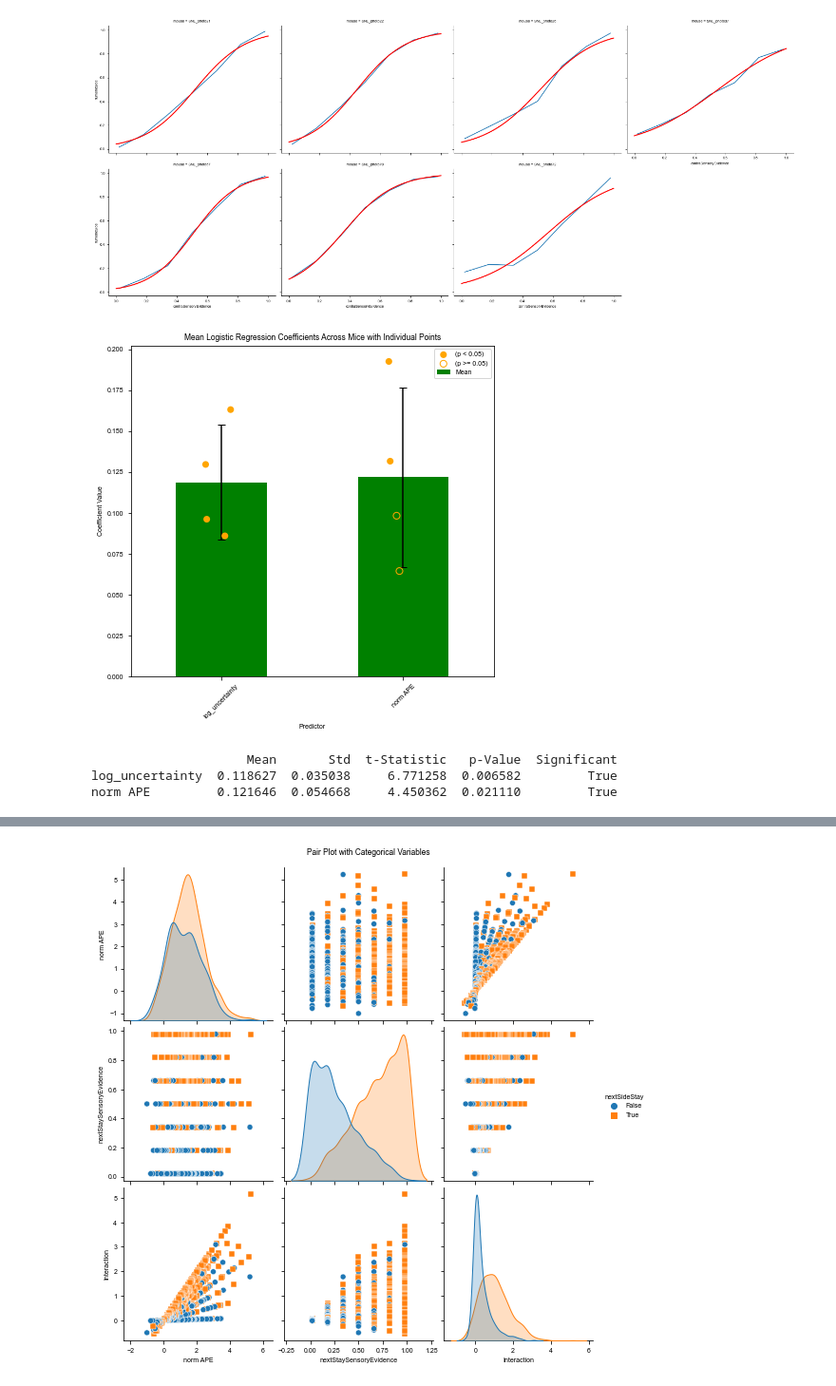
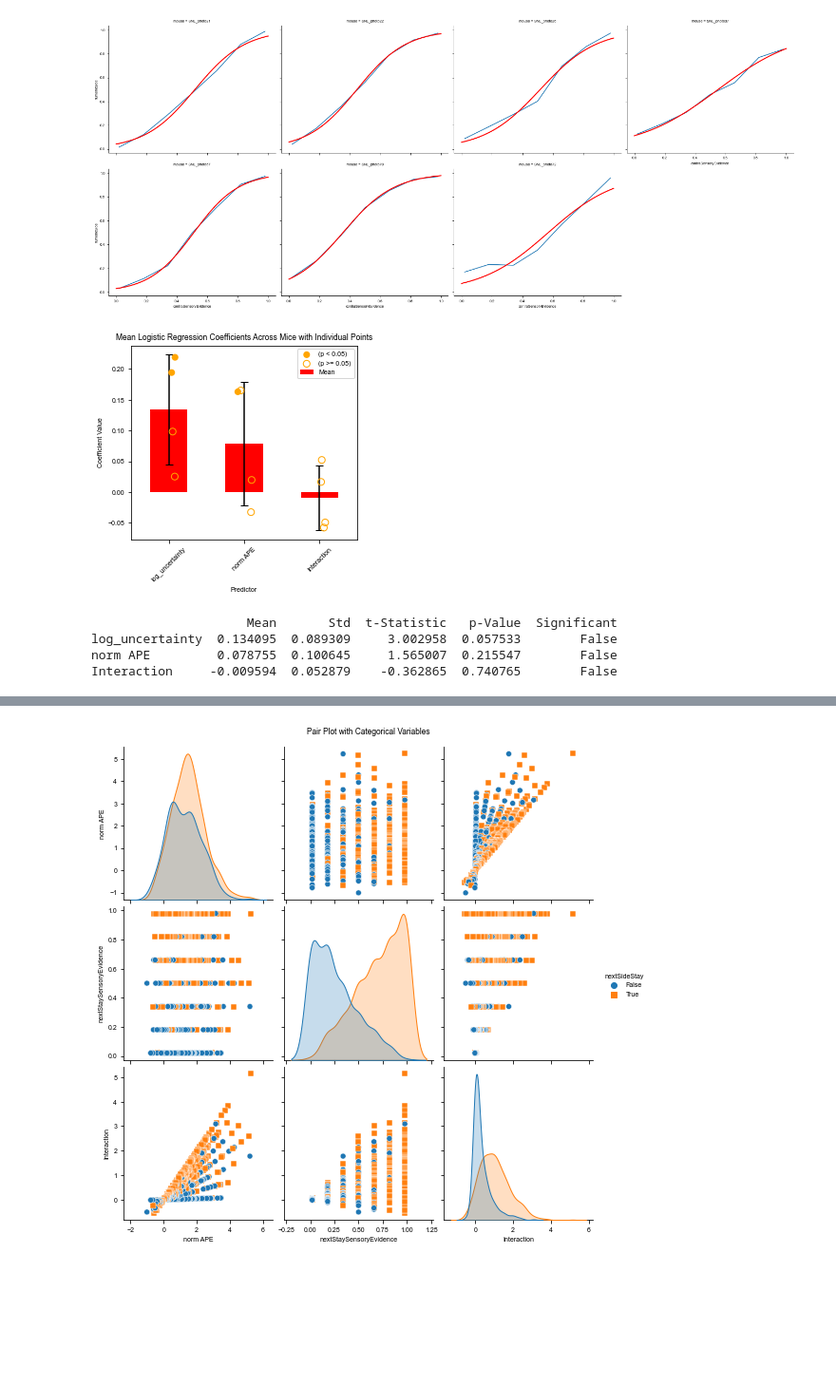
Before and after one commit to fgreenstreet/APE_paper, a Jupyter notebook: figure5/PsychometricAnalysis/logistic_reggression_first_pass.ipynb, the cells around one changed output, grey strips where cells are left out. Shown at 95% size. Cells and saved outputs as stored; diff of their text form; code cells hidden in the pictures; blank space fills up the shorter version.

Commit message:
added stay-switch with uncertainty regression and ipsi-contra with trial identity regressions

```diff
--- a/figure5/PsychometricAnalysis/logistic_reggression_first_pass.ipynb
+++ b/figure5/PsychometricAnalysis/logistic_reggression_first_pass.ipynb
@@ -108,7 +108,7 @@ plt.savefig(os.path.join(results_dir, 'choice_vs_contraSensoryEvidence_with_curv
 # for the tail, the response is aligned to choice, so we use only correct trials where mice should have a bias,
 # but all trials for the ambiguous stimulus (where incorrect / correct is not defined)
 if site == 'tail':
-    df = df[~((df['outcome'] == 0) & (df['contraSensoryEvidence'] != 0.5))]
+    #df = df[~((df['outcome'] == 0) & (df['contraSensoryEvidence'] != 0.5))]
     df = df.reset_index()
 else:
     df = df[df['outcome'] == 1].reset_index(drop=True)
@@ -151,7 +151,7 @@ for mouse in unique_mice:
     df_subset['log_uncertainty'] = df_subset['log_uncertainty'] = np.log(df_subset['uncertainty'])
 
     # Create the interaction term
-    df_subset['Interaction'] = df_subset['norm APE'] * df_subset['uncertainty']
+    df_subset['Interaction'] = df_subset['norm APE'] * df_subset['log_uncertainty']
 
     # Prepare the data for regression
     df_for_reg = df_subset[['norm APE', 'log_uncertainty','uncertainty', 'Interaction', 'nextNumericSide', 'numericSide', 'nextSideStay']].copy()
@@ -211,41 +211,42 @@ coef_stats = pd.DataFrame({
 coef_stats['Significant'] = coef_stats['p-Value'] < 0.05
 
 # Plotting the coefficients with error bars
-fig, ax = plt.subplots(figsize=(6, 6))
+fig, ax = plt.subplots(figsize=(4, 4))
 
 # Plot the means with error bars (standard deviations)
 coef_stats['Mean'].plot(kind='bar', yerr=coef_stats['Std'], capsize=4, ax=ax, color=coef_stats['Significant'].map({True: 'green', False: 'red'}))
 
 # Add scatter points for individual mice with jitter
 jitter_strength = 0.1  # Strength of the jitter
 
 for i, predictor in enumerate(regressors):
     x = np.full(len(coef_df), i) + np.random.uniform(-jitter_strength, jitter_strength, len(coef_df))  # Position scatter points with jitter
 
     # Determine if individual mouse coefficient is significant
     sig_mask = coef_df[f'p_{predictor}'] < 0.05
 
     # Plot filled scatter points for significant coefficients
     ax.scatter(x[sig_mask], coef_df[predictor][sig_mask], color='orange', edgecolor='none', s=50, zorder=3, label='(p < 0.05)' if i == 0 else "")
 
     # Plot unfilled scatter points for non-significant coefficients
     ax.scatter(x[~sig_mask], coef_df[predictor][~sig_mask], facecolors='none', edgecolor='orange', s=50, zorder=3, label='(p >= 0.05)' if i == 0 else "")
 
 # Customize the plot
 plt.title('Mean Logistic Regression Coefficients Across Mice with Individual Points')
 plt.ylabel('Coefficient Value')
 plt.xlabel('Predictor')
 plt.xticks(rotation=45)
 plt.legend(loc='upper right')
 plt.tight_layout()
 
 # Show the plot
 plt.show()
 
 # Display the statistical significance table
 print(coef_stats)
 # %% [output]
-[figure, old version]
+[figure, new version]
                      Mean       Std  t-Statistic   p-Value  Significant
-log_uncertainty  0.118627  0.035038     6.771258  0.006582         True
-norm APE         0.121646  0.054668     4.450362  0.021110         True
+log_uncertainty  0.134095  0.089309     3.002958  0.057533        False
+norm APE         0.078755  0.100645     1.565007  0.215547        False
+Interaction     -0.009594  0.052879    -0.362865  0.740765        False
```
Also changed, not shown: parts of 3 cells of this notebook.
